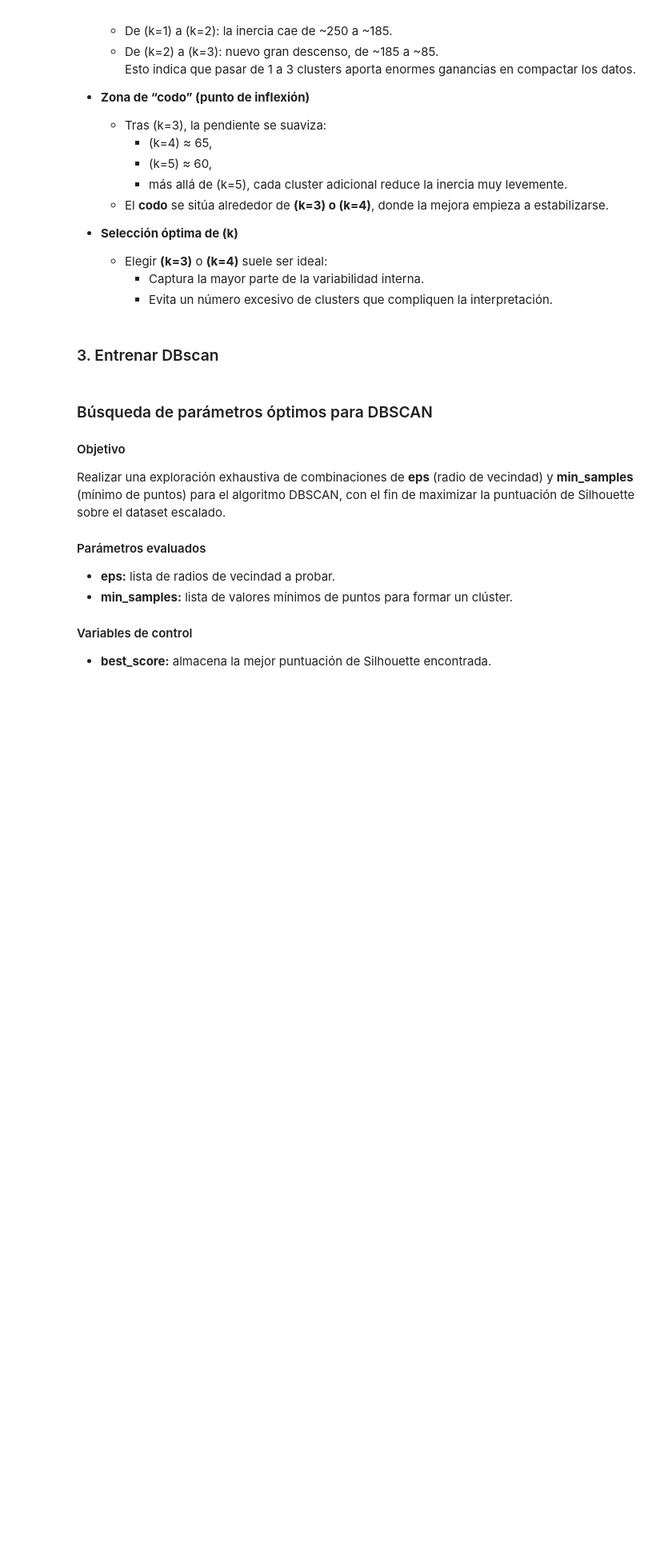
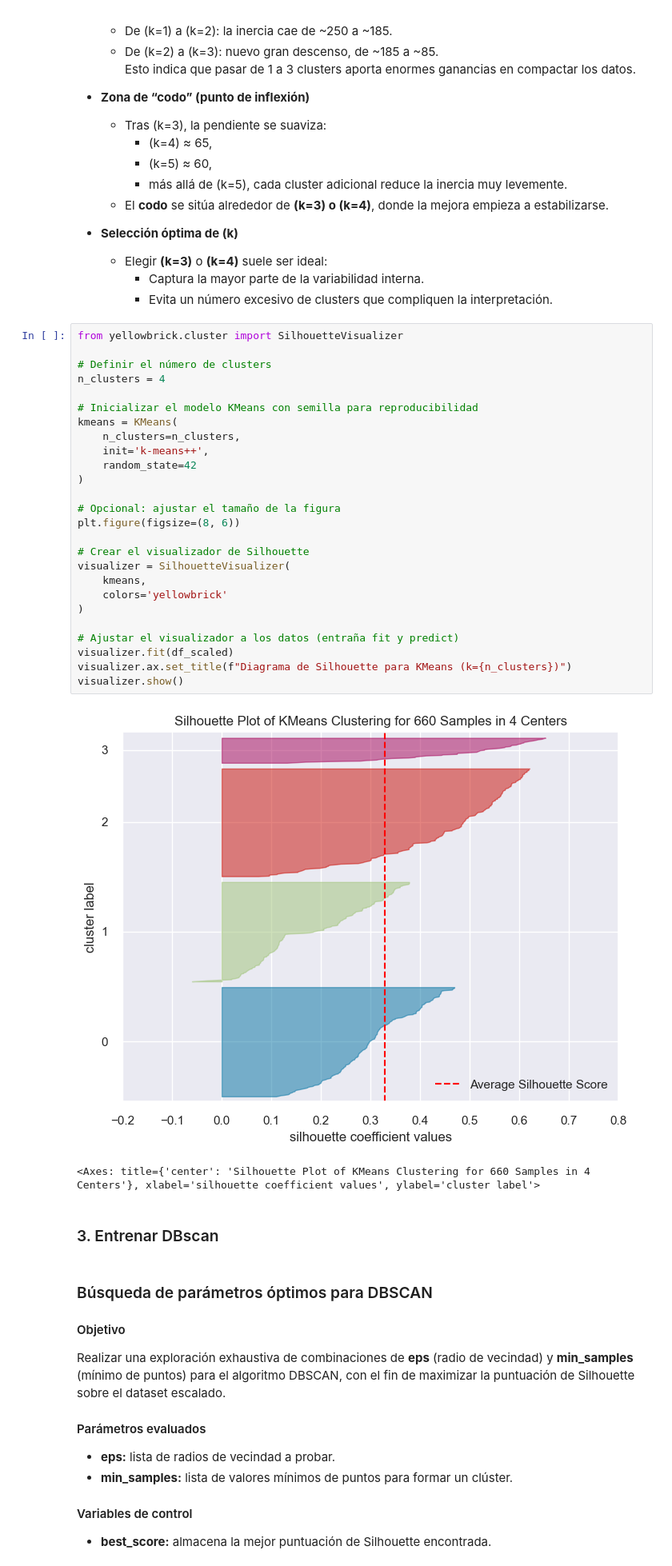
Before and after one commit to RicardoLoperaV/AutoVisionClust, a Jupyter notebook: Credit Card Customer Data/clustering_techniques.ipynb, the cells around one changed output. Shown: that part at 80% size. Saved outputs shown, nothing was run; the diff lists cells and outputs as text; blank space fills up the shorter version.

```diff
--- a/Credit Card Customer Data/clustering_techniques.ipynb
+++ b/Credit Card Customer Data/clustering_techniques.ipynb
@@ -329,6 +330,35 @@ Al observar la curva de **inercia (WCSS) vs. número de clusters (k)**:
   - Elegir **\(k=3\)** o **\(k=4\)** suele ser ideal:
     - Captura la mayor parte de la variabilidad interna.
     - Evita un número excesivo de clusters que compliquen la interpretación.
+# %%
+from yellowbrick.cluster import SilhouetteVisualizer
+
+# Definir el número de clusters
+n_clusters = 4
+
+# Inicializar el modelo KMeans con semilla para reproducibilidad
+kmeans = KMeans(
+    n_clusters=n_clusters,
+    init='k-means++',
+    random_state=42
+)
+
+# Opcional: ajustar el tamaño de la figura
+plt.figure(figsize=(8, 6))
+
+# Crear el visualizador de Silhouette
+visualizer = SilhouetteVisualizer(
+    kmeans,
+    colors='yellowbrick'
+)
+
+# Ajustar el visualizador a los datos (entraña fit y predict)
+visualizer.fit(df_scaled)
+visualizer.ax.set_title(f"Diagrama de Silhouette para KMeans (k={n_clusters})")
+visualizer.show()
+# %% [output]
+[figure, added]
+<Axes: title={'center': 'Silhouette Plot of KMeans Clustering for 660 Samples in 4 Centers'}, xlabel='silhouette coefficient values', ylabel='cluster label'>
 # %% [markdown]
 ### 3. Entrenar DBscan
 # %% [markdown]
```
Also changed, not shown: parts of 11 cells of this notebook.
